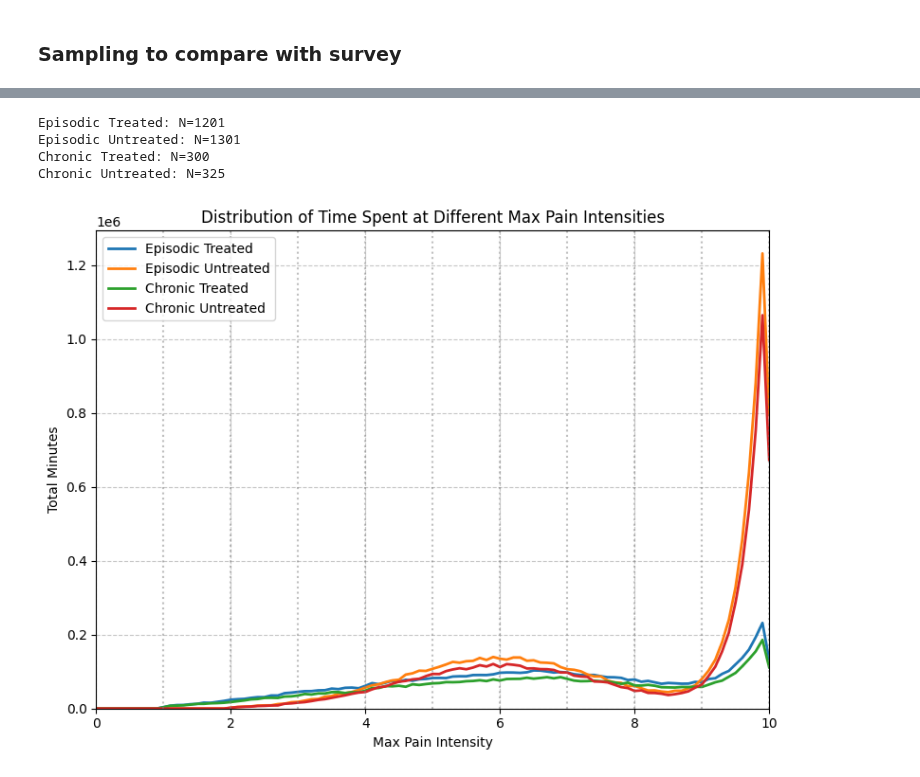
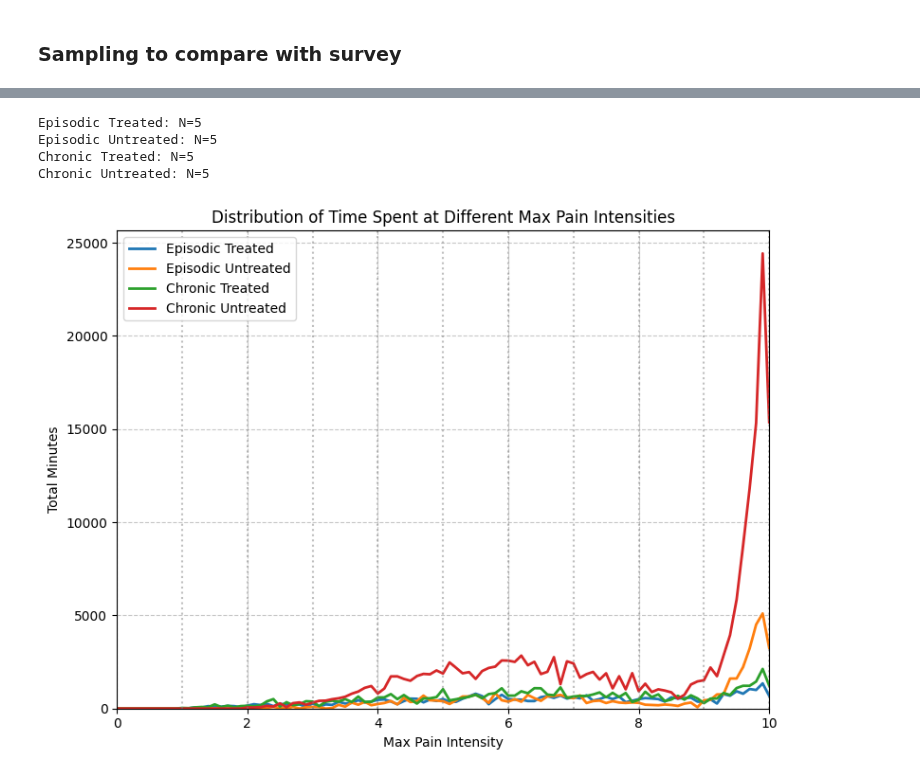
Before and after one commit to aph-research/cluster-headaches, a Jupyter notebook: Cluster headache full model.ipynb, the cells around one changed output, grey strips where cells are left out. Drawn from its saved outputs; the diff is of its cells as text; code cells hidden in the pictures.

```diff
--- a/Cluster headache full model.ipynb
+++ b/Cluster headache full model.ipynb
@@ -110,7 +110,7 @@ median_samples = np.median(samples)
 print("\nSample statistics:")
 print(f"Mean: {mean_samples:.4f}")
 print(f"Median: {median_samples:.4f}")
-for i in range(6):
+for i in range(7):
     print(f"Percentage {i/2} bouts/year: {(samples == i/2).mean()*100:.1f}%")
 # %% [output]
 Distribution statistics:
@@ -661,18 +638,6 @@ class Patient:
 
         return [max(1, int(duration * 7)) for duration in durations]  # Convert weeks to days, ensure at least 1 day
 
-    #def generate_year_of_attacks(self):
-    #    self.attacks = []
-    #    if self.is_chronic:
-    #        for day in range(min(365, self.active_days)):
-    #            self.generate_day_attacks()
-    #    else:
-    #        bout_day = 0
-    #        for duration in self.bout_durations:
-    #            for day in range(duration):
-    #                self.generate_day_attacks()
-    #                bout_day += 1
-
     def generate_year_of_attacks(self):
         self.attacks = []
         total_attacks = 0
@@ -680,11 +645,9 @@ class Patient:
             for day in range(min(365, self.active_days)):
                 total_attacks += self.generate_day_attacks()
         else:
-            bout_day = 0
             for duration in self.bout_durations:
                 for day in range(duration):
                     total_attacks += self.generate_day_attacks()
-                    bout_day += 1
         return total_attacks
 
     def generate_day_attacks(self):
@@ -712,12 +675,6 @@ class Patient:
         self.characteristic_index += 1
         return total_duration, max_intensity, max_intensity_duration
 
-    #def generate_day_attacks(self):
-    #    for _ in range(self.attacks_per_day):
-    #        total_duration, max_intensity, max_intensity_duration = self.get_next_attack_characteristics()
-    #        self.attacks.append(Attack(total_duration, max_intensity, max_intensity_duration))
-
-
     def calculate_intensity_minutes(self):
         intensity_minutes = {}
         for attack in self.attacks:
@@ -725,11 +682,16 @@ class Patient:
             intensity_minutes[intensity] = intensity_minutes.get(intensity, 0) + attack.max_intensity_duration
         return intensity_minutes
 
-fraction_of_patients_to_simulate = .001
+fraction_of_patients_to_simulate = .0005
 n_episodic_treated = int(ch_groups['Episodic Treated'] * fraction_of_patients_to_simulate)
 n_episodic_untreated = int(ch_groups['Episodic Untreated'] * fraction_of_patients_to_simulate)
 n_chronic_treated = int(ch_groups['Chronic Treated'] * fraction_of_patients_to_simulate)
 n_chronic_untreated = int(ch_groups['Chronic Untreated'] * fraction_of_patients_to_simulate)
+
+n_episodic_treated = 5
+n_episodic_untreated = 5
+n_chronic_treated = 5
+n_chronic_untreated = 5
 
 def generate_population(n_episodic_treated, n_episodic_untreated, n_chronic_treated, n_chronic_untreated):
     population = []
@@ -783,35 +745,35 @@ def plot_data(intensities, group_data, y_label, title):
     plt.legend()
     plt.grid(True, linestyle='--', alpha=0.7)
     plt.xlim(0, 10)
     plt.ylim(bottom=0)
 
     for i in range(1, 11):
         plt.axvline(x=i, color='gray', linestyle=':', alpha=0.5)
 
     plt.tight_layout()
     plt.show()
 
 # Your existing groups_simulated definition here
 groups_simulated = [
     ("Episodic Treated", lambda p: not p.is_chronic and p.is_treated, n_episodic_treated),
     ("Episodic Untreated", lambda p: not p.is_chronic and not p.is_treated, n_episodic_untreated),
     ("Chronic Treated", lambda p: p.is_chronic and p.is_treated, n_chronic_treated),
     ("Chronic Untreated", lambda p: p.is_chronic and not p.is_treated, n_chronic_untreated)
 ]
 
 # Calculate group data and print results
 intensities, group_data = calculate_group_data(population, groups_simulated)
 
 # Plot total minutes
 plot_data(intensities, [(name, total, _, _) for name, _, total, _ in group_data],
           'Total Minutes', 'Distribution of Time Spent at Different Max Pain Intensities')
 
 # Plot average minutes
 plot_data(intensities, [(name, avg, _, _) for name, avg, _, _ in group_data],
           'Average Minutes', 'Distribution of Time Spent at Different Max Pain Intensities')
 # %% [output]
-Episodic Treated: N=1201
-Episodic Untreated: N=1301
-Chronic Treated: N=300
-Chronic Untreated: N=325
+Episodic Treated: N=5
+Episodic Untreated: N=5
+Chronic Treated: N=5
+Chronic Untreated: N=5
-[figure, old version]
+[figure, new version]
```
Also changed, not shown: parts of 11 cells of this notebook.
